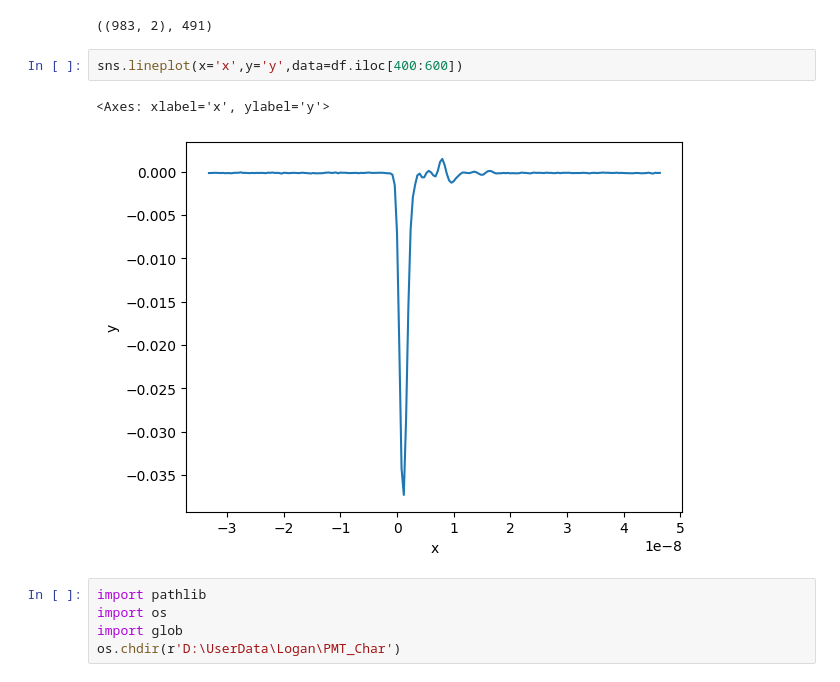
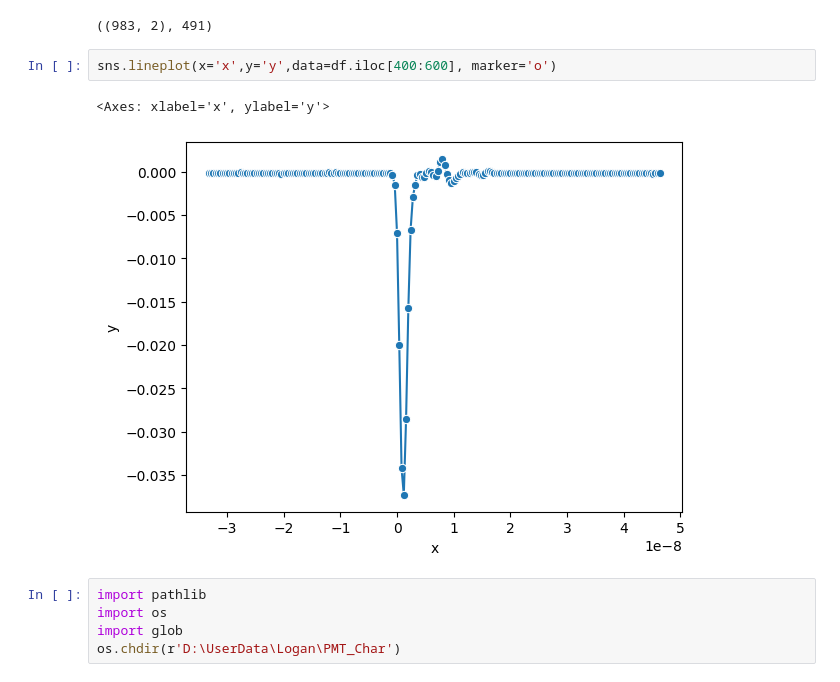
Before and after one commit to JenuC/timetagger-scripts, a Jupyter notebook: Read_tekMDO32_data.ipynb, the cells around one changed output. Saved outputs shown, nothing was run; the diff lists cells and outputs as text.

```diff
--- a/Read_tekMDO32_data.ipynb
+++ b/Read_tekMDO32_data.ipynb
@@ -20,10 +20,10 @@ df.shape , df.shape[0]//2
 # %% [output]
 ((983, 2), 491)
 # %%
-sns.lineplot(x='x',y='y',data=df.iloc[400:600])
+sns.lineplot(x='x',y='y',data=df.iloc[400:600], marker='o')
 # %% [output]
 <Axes: xlabel='x', ylabel='y'>
-[figure, old version]
+[figure, new version]
 # %%
 import pathlib
 import os
```
Also changed, not shown: 2 other files.
